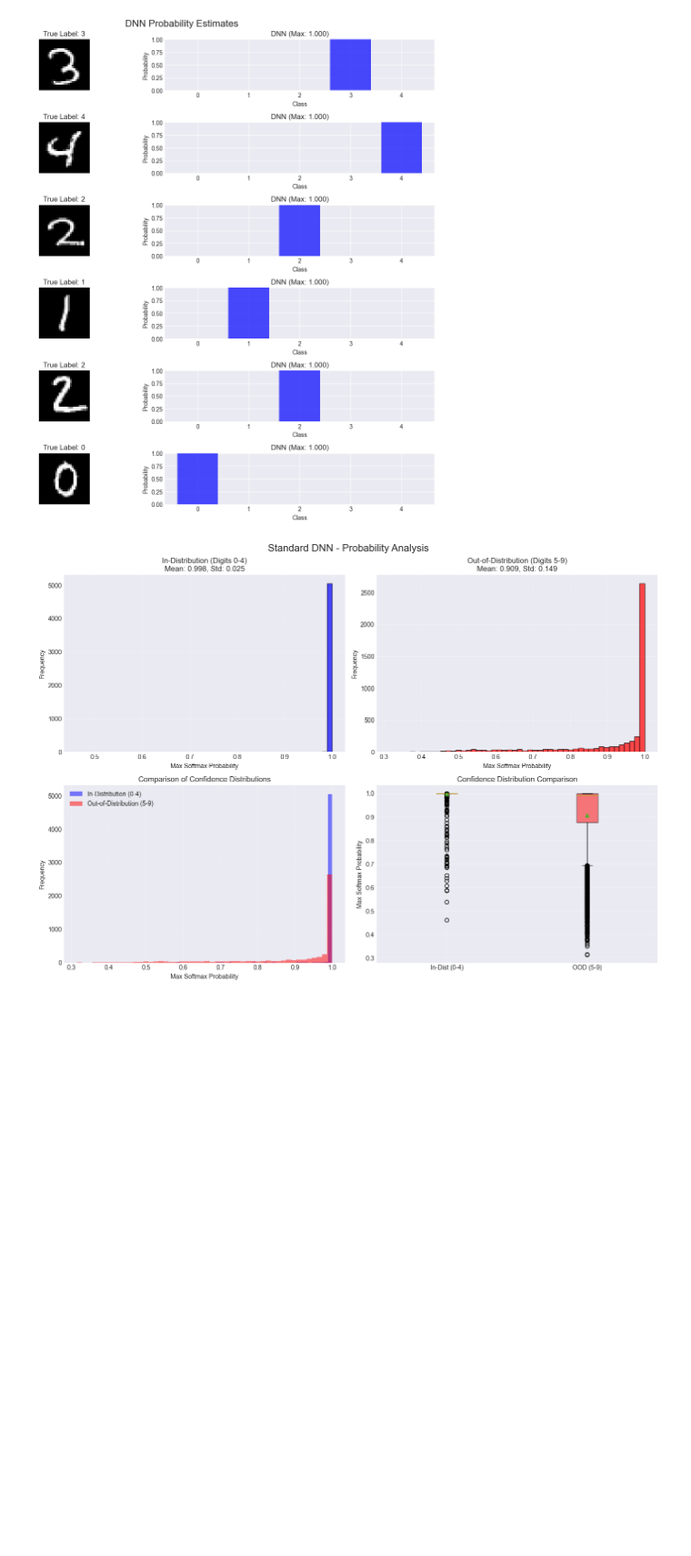
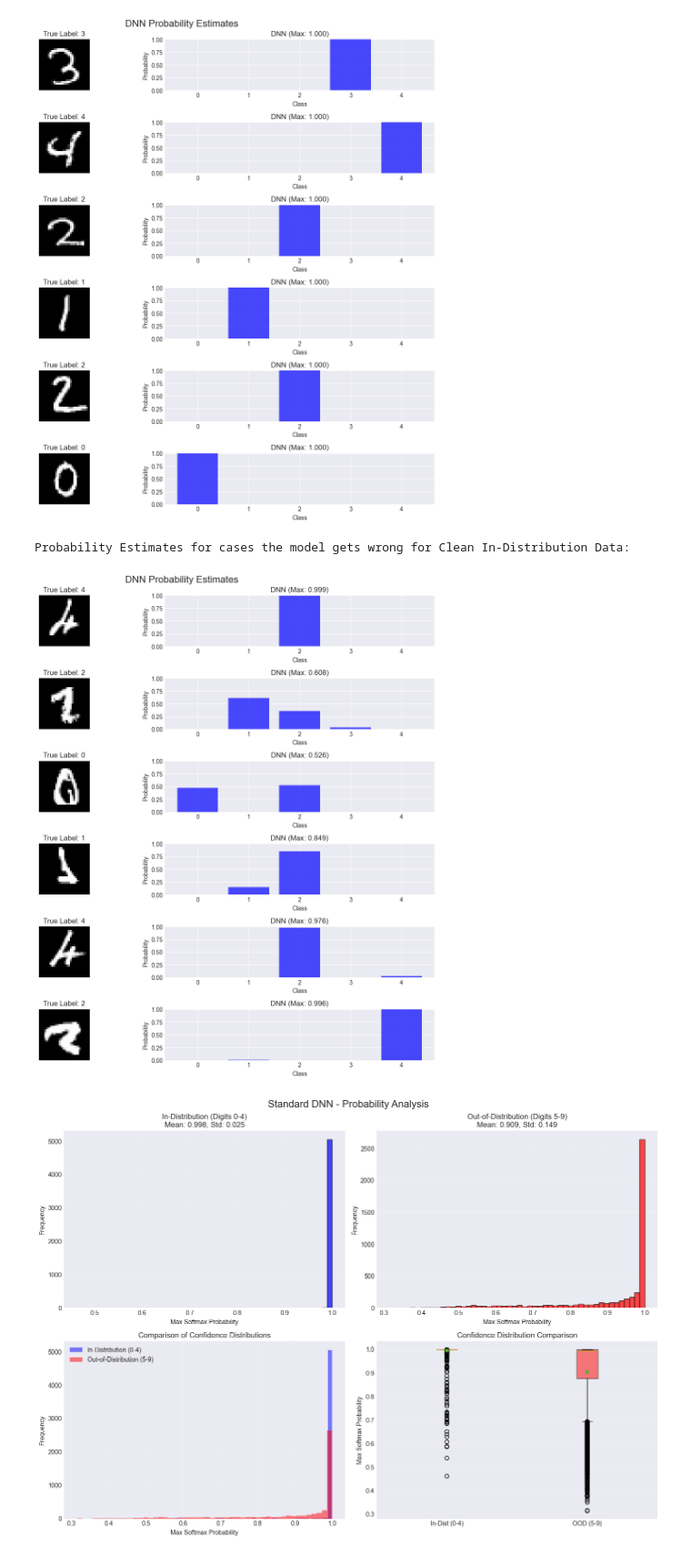
Before and after one commit to ChrisPedder/QMUL-Lecture, a Jupyter notebook: notebooks/bayesian_nn_mnist_demo.ipynb, the cells around one changed output. Shown at 91% size. Drawn from its saved outputs; the diff is of its cells as text; code cells hidden in the pictures; blank space fills up the shorter version.

```diff
--- a/notebooks/bayesian_nn_mnist_demo.ipynb
+++ b/notebooks/bayesian_nn_mnist_demo.ipynb
@@ -317,6 +367,64 @@ plot_probabilities_dnn(dnn_model, x_test_0to4[:100], y_test_0to4[:100])
 # %% [output]
 Uncertainty Comparison on Clean In-Distribution Data:
 [figure]
+# %%
+def plot_probabilities_dnn_wrong(dnn_model, x_samples, y_samples):
+    """
+    Examine probability estimates for DNN on specific examples.
+
+    Args:
+        dnn_model: Standard DNN model
+        x_samples: Sample images
+        y_samples: True labels
+
+    """
+    wrong_examples = []
+    wrong_true_labels = []
+    wrong_model_probs = []
+    num_samples = 100
+
+    for i in range(len(y_samples)//num_samples):
+        x_sample = x_samples[i * num_samples:(i + 1) * num_samples]
+        y_true = y_samples[i * num_samples:(i + 1) * num_samples]
+
+        # Get DNN predictions
+        dnn_probs = dnn_model.predict(x_sample, verbose=0)
+        dnn_preds = [np.argmax(prob) for prob in dnn_probs]
+
+        for j in range(len(y_true)):
+            if y_true[j] != dnn_preds[j]:
+                wrong_examples.append(x_sample[j])
+                wrong_true_labels.append(y_true[j])
+                wrong_model_probs.append(dnn_probs[j])
+
+
+    # Plot image
+    n_examples = min(6, len(wrong_examples))
+    fig, axes = plt.subplots(n_examples, 2, figsize=(12, 2*n_examples))
+    fig.suptitle('DNN Probability Estimates', fontsize=16)
+
+    for k in range(n_examples):
+        axes[k, 0].imshow(wrong_examples[k].reshape(28, 28), cmap='gray')
+        axes[k, 0].set_title(f'True Label: {wrong_true_labels[k]}')
+        axes[k, 0].axis('off')
+
+        # Plot DNN probabilities
+        axes[k, 1].bar(range(5), wrong_model_probs[k], color='blue', alpha=0.7)
+        axes[k, 1].set_ylim([0, 1])
+        axes[k, 1].set_xlabel('Class')
+        axes[k, 1].set_ylabel('Probability')
+        axes[k, 1].set_title(f'DNN (Max: {np.max(wrong_model_probs[k]):.3f})')
+        axes[k, 1].set_xticks(range(5))
+
+    plt.tight_layout()
+    plt.show()
+
+# Compare on clean in-distribution examples
+print("Probability Estimates for cases the model gets wrong for Clean In-Distribution Data:")
+plot_probabilities_dnn_wrong(dnn_model, x_test_0to4, y_test_0to4)
+# %% [output]
+Probability Estimates for cases the model gets wrong for Clean In-Distribution Data:
+[figure, added]
 # %%
 def test_and_plot_probabilities(model, x_test_in: np.ndarray, x_test_ood: np.ndarray,
                                y_test_in: np.ndarray, y_test_ood: np.ndarray,
```
Also changed, not shown: parts of 3 cells of this notebook, 3 other files.
